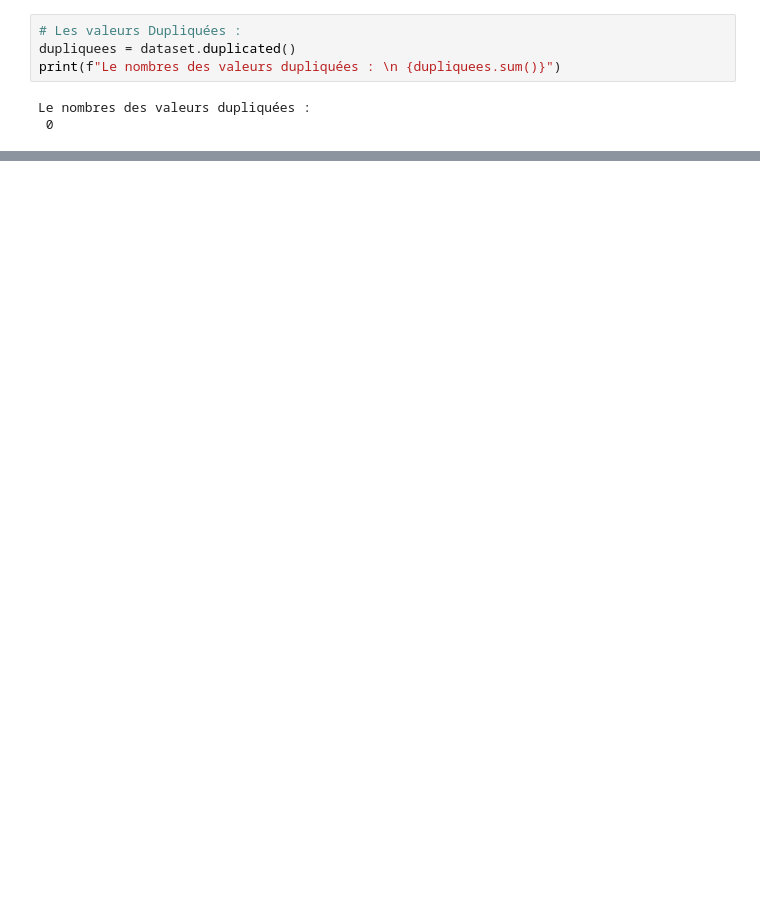
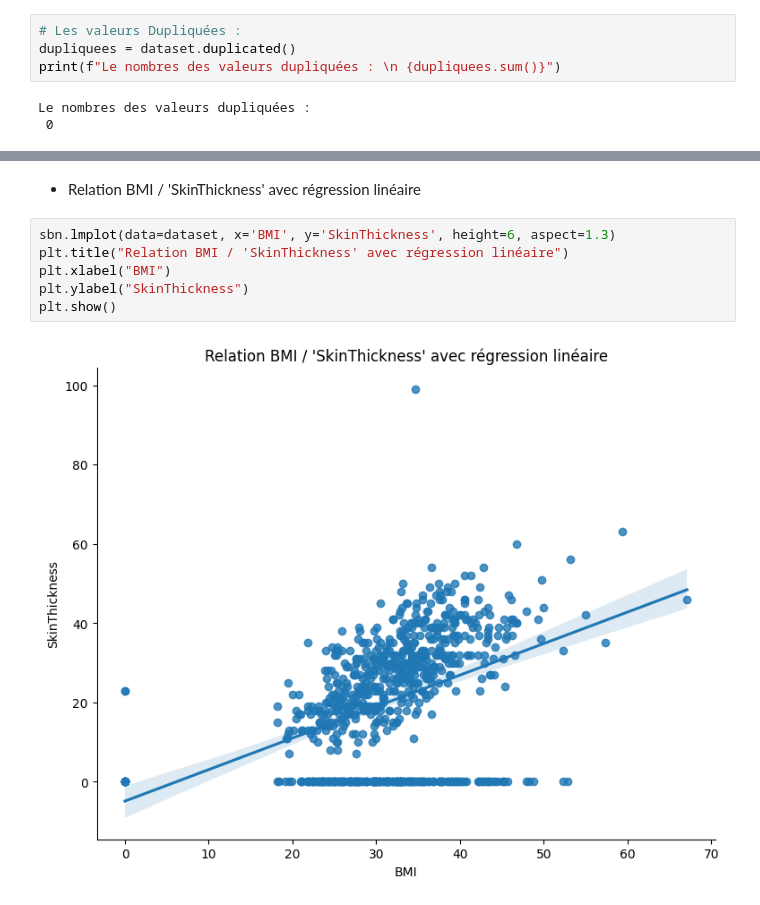
Before and after one commit to bouchramilo/Analysis_and_Prediction_of_the_Risk_of_Diabetes, a Jupyter notebook: EDA.ipynb, the cells around one changed output, grey strips where cells are left out. Saved outputs shown, nothing was run; the diff lists cells and outputs as text; blank space fills up the shorter version.

```diff
--- a/EDA.ipynb
+++ b/EDA.ipynb
@@ -122,0 +248,10 @@ Le nombres des valeurs dupliquées :
+# %% [markdown]
+* Relation BMI / 'SkinThickness' avec régression linéaire
+# %%
+sbn.lmplot(data=dataset, x='BMI', y='SkinThickness', height=6, aspect=1.3)
+plt.title("Relation BMI / 'SkinThickness' avec régression linéaire")
+plt.xlabel("BMI")
+plt.ylabel("SkinThickness")
+plt.show()
+# %% [output]
+[figure, added]
```
Also changed, not shown: parts of 17 cells of this notebook.
